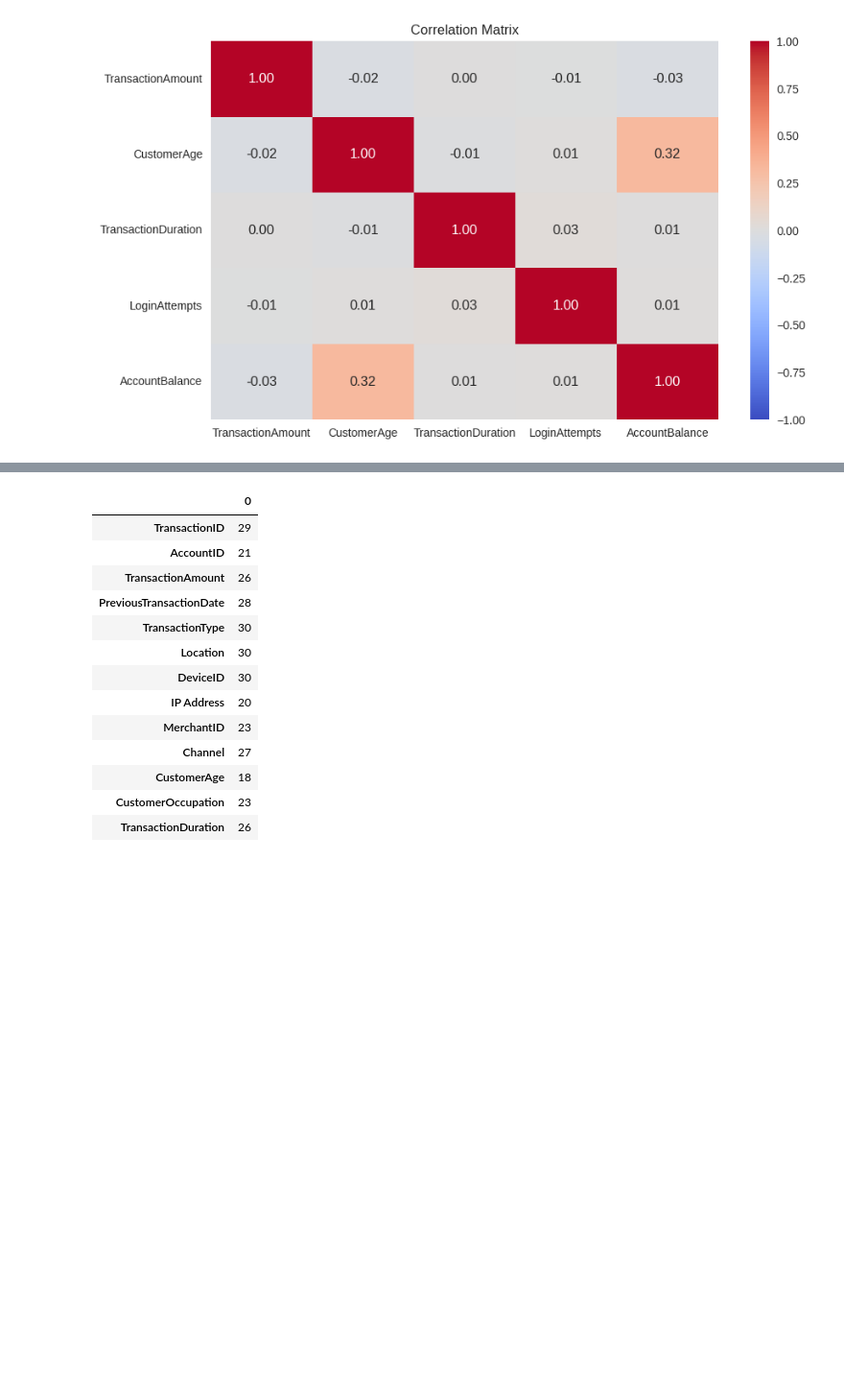
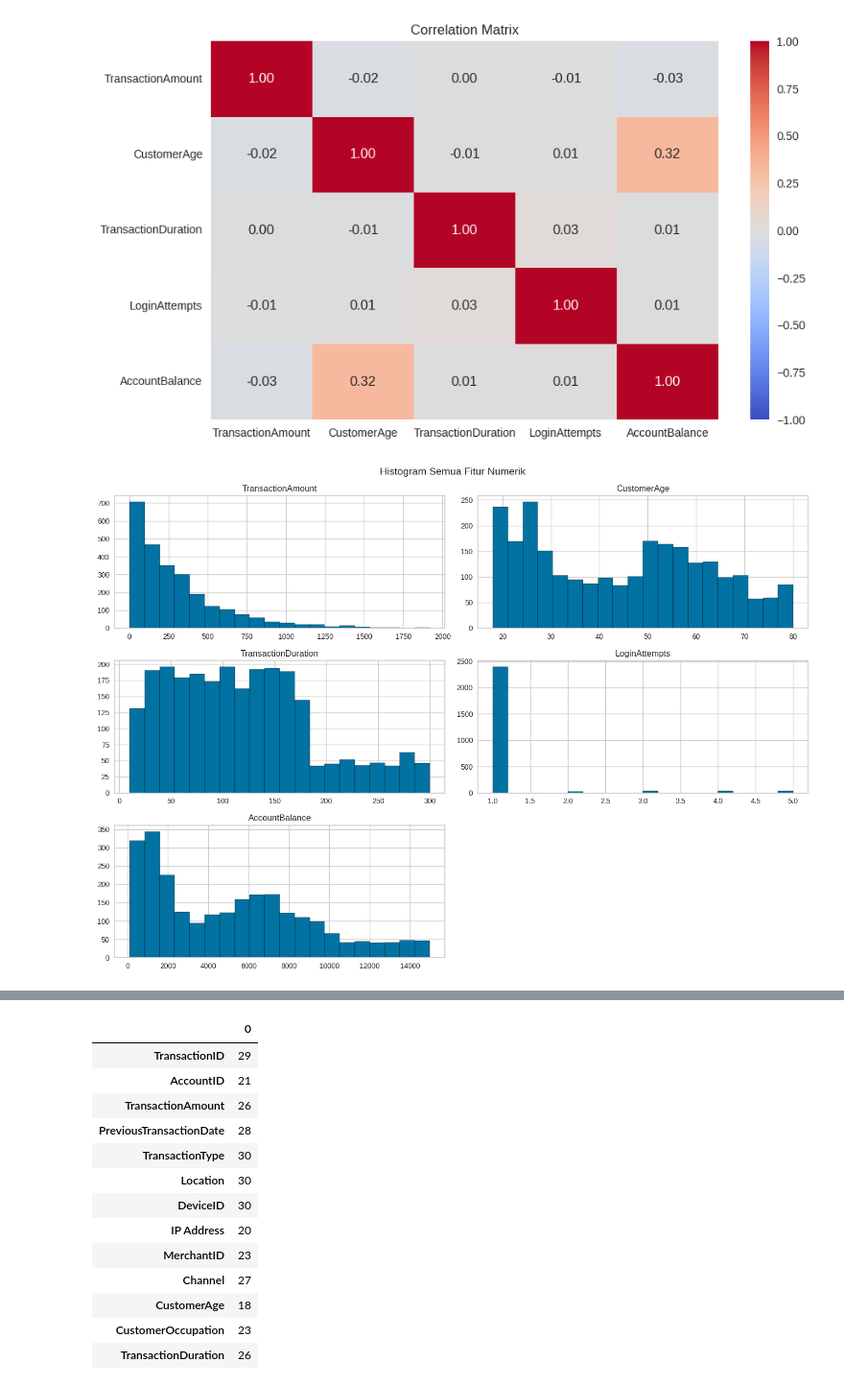
Before and after one commit to nhasibuan/dicoding-submission, a Jupyter notebook: [Clustering]_Submission_Akhir_BMLP_Norman_S_Hasibuan.ipynb, the cells around one changed output, grey strips where cells are left out. Shown at 96% size. Saved outputs shown, nothing was run; the diff lists cells and outputs as text; code cells hidden in the pictures; blank space fills up the shorter version.

```diff
--- a/[Clustering]_Submission_Akhir_BMLP_Norman_S_Hasibuan.ipynb
+++ b/[Clustering]_Submission_Akhir_BMLP_Norman_S_Hasibuan.ipynb
@@ -166,3 +127,16 @@ plt.show()
 ### SELESAI CODE ###
 # %% [output]
 [figure]
+# %%
+# Menampilkan histogram untuk semua kolom numerik (Opsional Skilled 1)
+
+### MULAI CODE ###
+
+df[numerical_cols].hist(figsize=(14, 10), bins=20, edgecolor='black')
+plt.suptitle('Histogram Semua Fitur Numerik', fontsize=14)
+plt.tight_layout()
+plt.show()
+
+### SELESAI CODE ###
+# %% [output]
+[figure, added]
```
Also changed, not shown: parts of 44 cells of this notebook.
